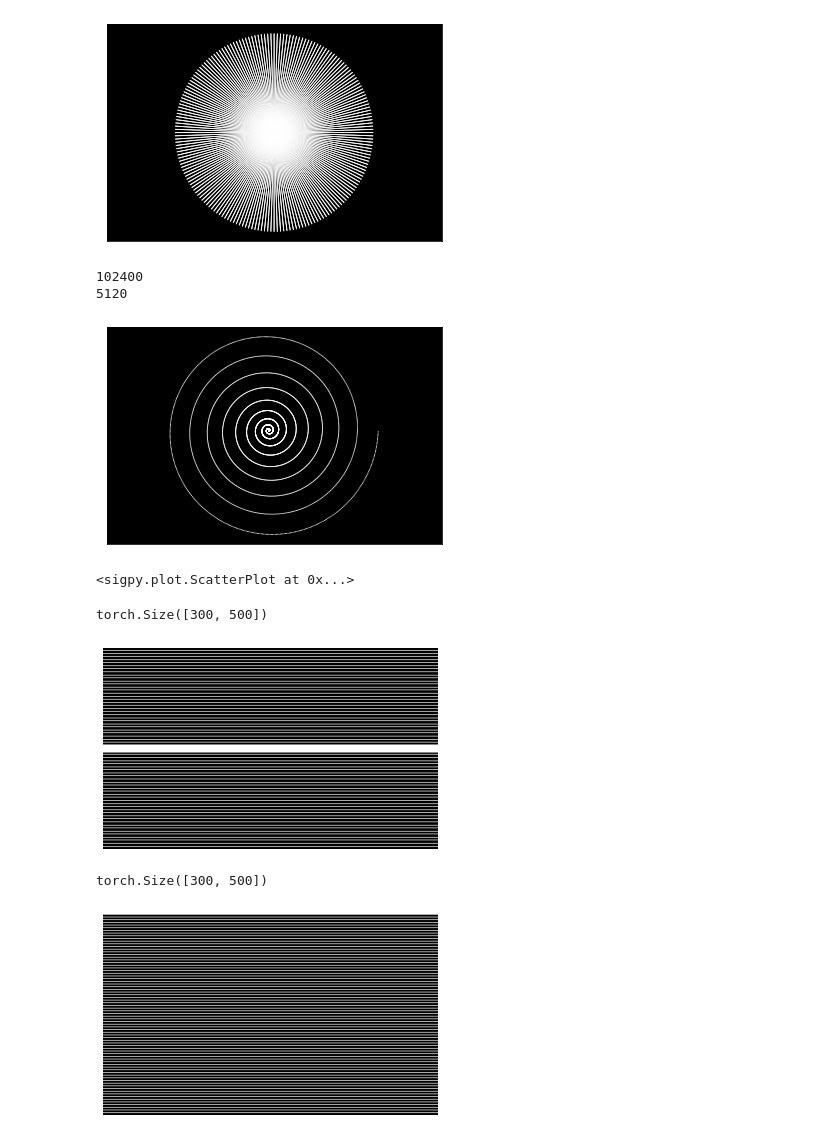
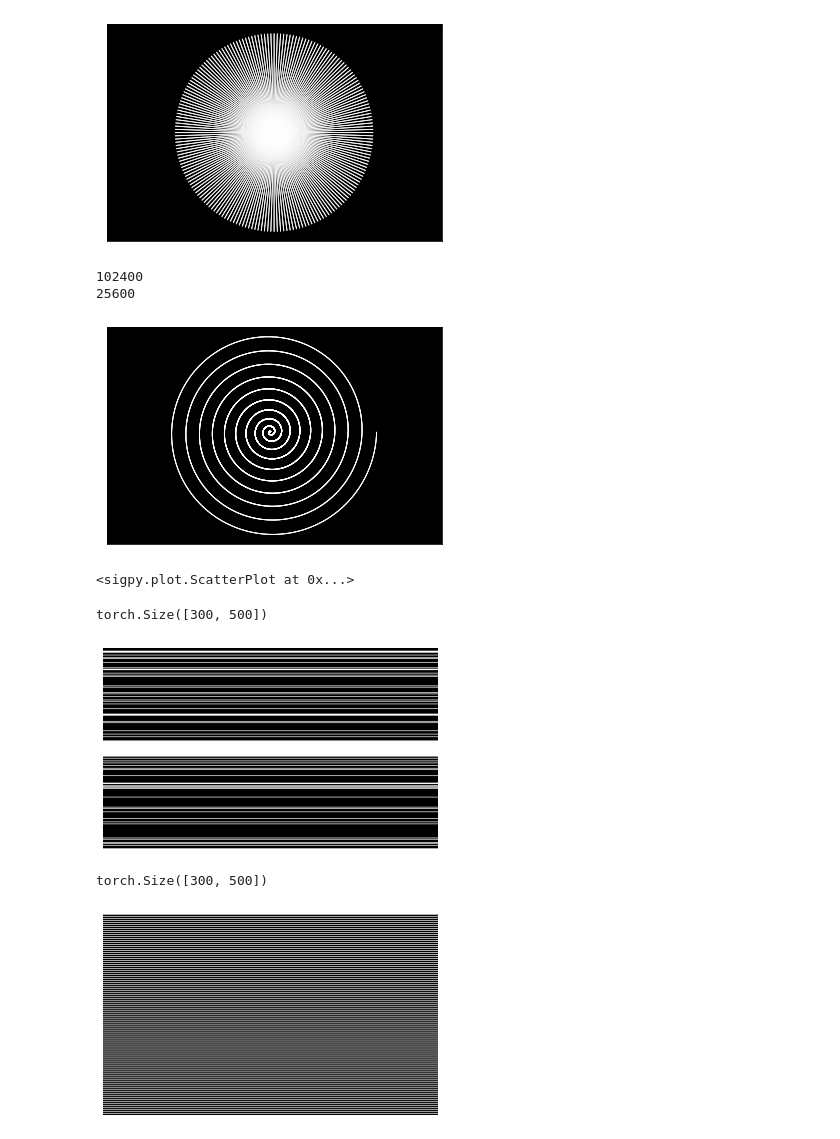
Before and after one commit to to314as/bir_tools, a Jupyter notebook: undersampling.ipynb, the cells around one changed output. Cells and saved outputs as stored; diff of their text form; code cells hidden in the pictures.

```diff
--- a/undersampling.ipynb
+++ b/undersampling.ipynb
@@ -242,12 +292,12 @@ plt.show()
 # %%
 full=args.resolution*args.resolution
 print(full)
-us_factor=20
+us_factor=4
 #N=30000;
 N=full//us_factor
 print(N)
 nRounds=10;
-PowCoeff=2;
+PowCoeff=1.4;
 m_size=160;
 p_base=0;
 traj=vd_spiral.makeSpiral(N,nRounds,PowCoeff,p_base,m_size);
@@ -257,24 +307,24 @@ dcf=np.array([1 for i in range(traj.shape[0])])
 pl.ScatterPlot(traj, dcf, title='Density compensation',hide_axes=True)
 # %% [output]
 102400
-5120
+25600
-[figure, old version]
+[figure, new version]
 <sigpy.plot.ScatterPlot at 0x...>
 # %%
-full=nu.apply_mask(torch.from_numpy(np.ones((300,500))).unsqueeze(0))[0].squeeze(0)
+full=nu.apply_mask(torch.from_numpy(np.ones((300,500))).unsqueeze(0),mode="random")[0].squeeze(0)
 print(full.shape)
 plt.imshow(full==0,cmap="binary")
 plt.axis("off")
 plt.show()
 # %% [output]
 torch.Size([300, 500])
-[figure, old version]
+[figure, new version]
 # %%
-full=nu.apply_mask(torch.from_numpy(np.ones((1,300,500))).unsqueeze(0),mode="plain")[0][0].squeeze(0)
+full=nu.apply_mask(torch.from_numpy(np.ones((1,300,500))).unsqueeze(0),r=3,mode="plain")[0][0].squeeze(0)
 print(full.shape)
 plt.imshow(full==0,cmap="binary")
 plt.axis("off")
 plt.show()
 # %% [output]
 torch.Size([300, 500])
-[figure, old version]
+[figure, new version]
```
Also changed, not shown: parts of 7 cells of this notebook, 4 other files.
